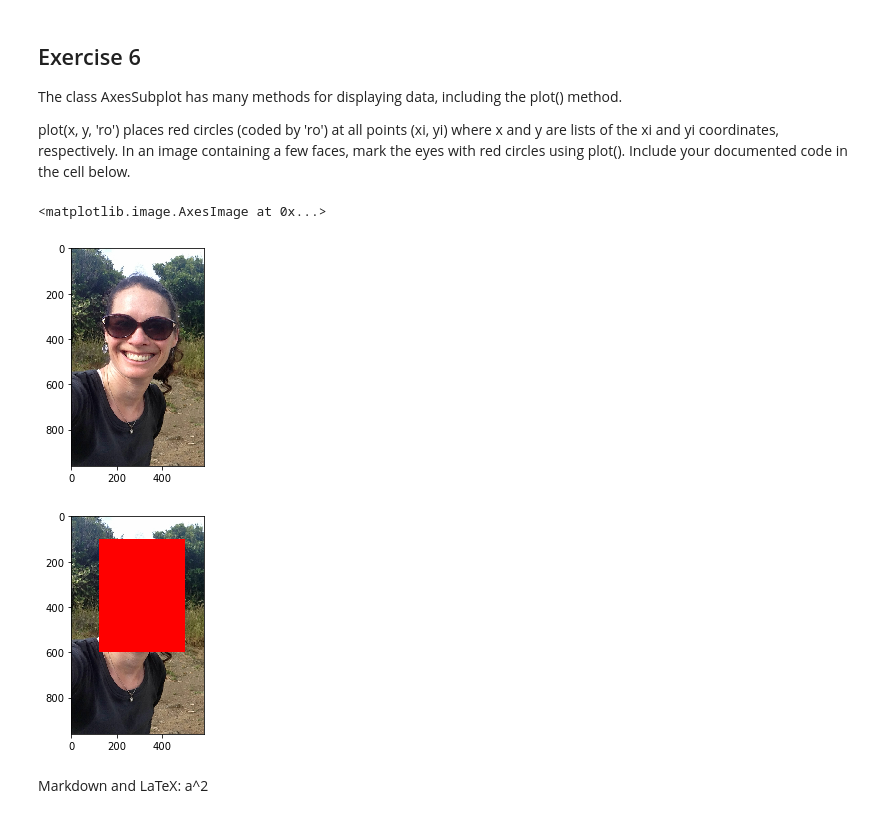
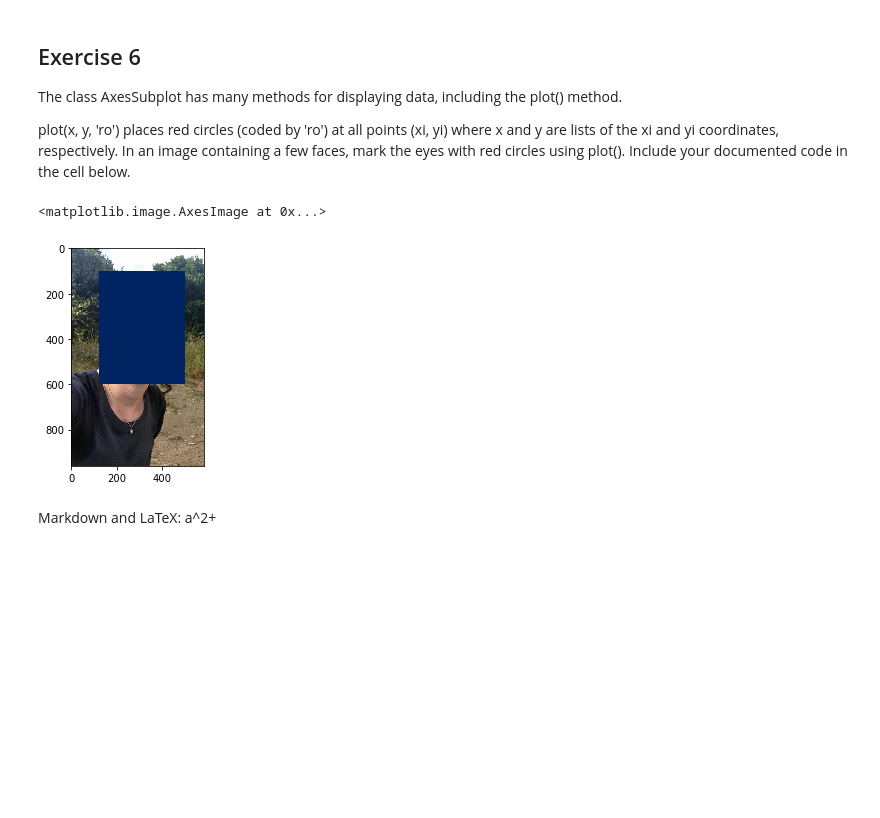
Before and after one commit to NGHS-CSP/1-4-2-Merrick-Fong, a Jupyter notebook: Activity-1-4-2/Activity 1.4.2 Objects and Methods.ipynb, the cells around one changed output. Cells and saved outputs as stored; diff of their text form; code cells hidden in the pictures; blank space fills up the shorter version.

```diff
--- a/Activity-1-4-2/Activity 1.4.2 Objects and Methods.ipynb
+++ b/Activity-1-4-2/Activity 1.4.2 Objects and Methods.ipynb
@@ -215,36 +215,34 @@ plot(x, y, 'ro') places red circles (coded by 'ro') at all points (xi, yi) where
 JDoe_JSmith_1_4_2: Read and show an image.
 '''
 %matplotlib inline
 import matplotlib.pyplot as plt
 import os.path
 import numpy as np      # “as” lets us use standard abbreviations
 
 '''Read the image data'''
 # Get the directory of this python script
 directory = os.getcwd()
 # Build an absolute filename from directory + filename
 filename = os.path.join(directory, 'woman.jpg')
 # Read the image data into an array
 img = plt.imread(filename)
 
 '''Show the image data'''
 # Create figure with 1 subplot
 fig, ax = plt.subplots(1, 1)
 # Show the image data in a subplot
 ax.imshow(img, interpolation='none')
 
 img = plt.imread(filename)
-fig, ax = plt.subplots(1,1)
 
 height = len(img)
 width = len(img[0])
 for row in range(100,600):
     for column in range(125,500):
-        img[row][column] = [255,0,0]
+        img[row][column] = [0,36,97]
 ax.imshow(img)
 # %% [output]
 <matplotlib.image.AxesImage at 0x...>
-[figure, old version]
+[figure, new version]
-[figure, removed]
 # %% [markdown]
-Markdown and LaTeX: a^2
+Markdown and LaTeX: a^2+
```
